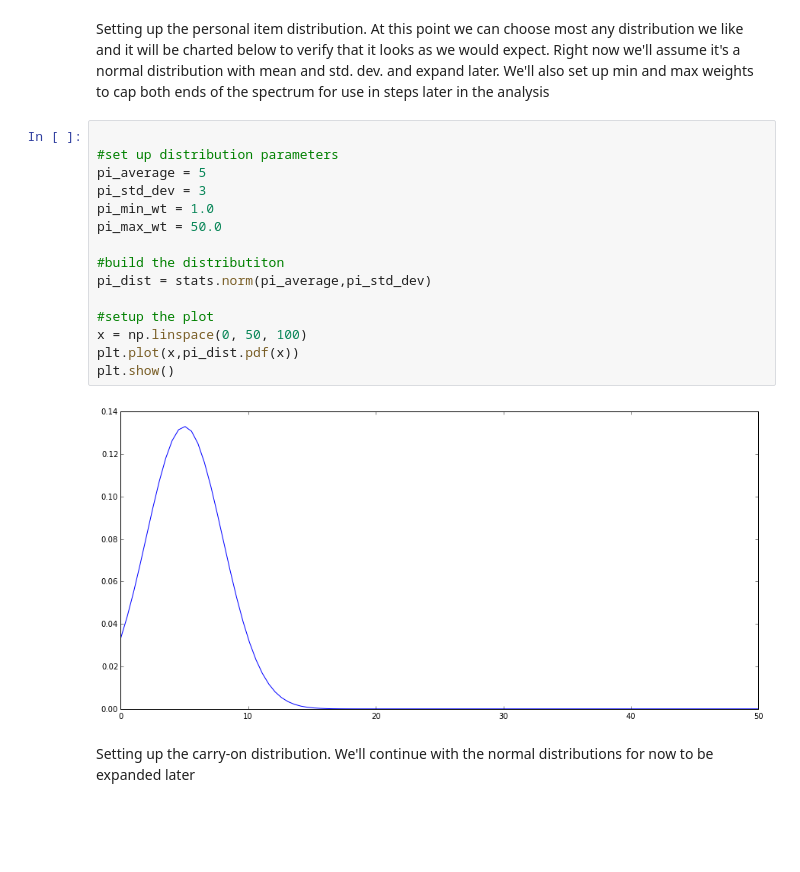
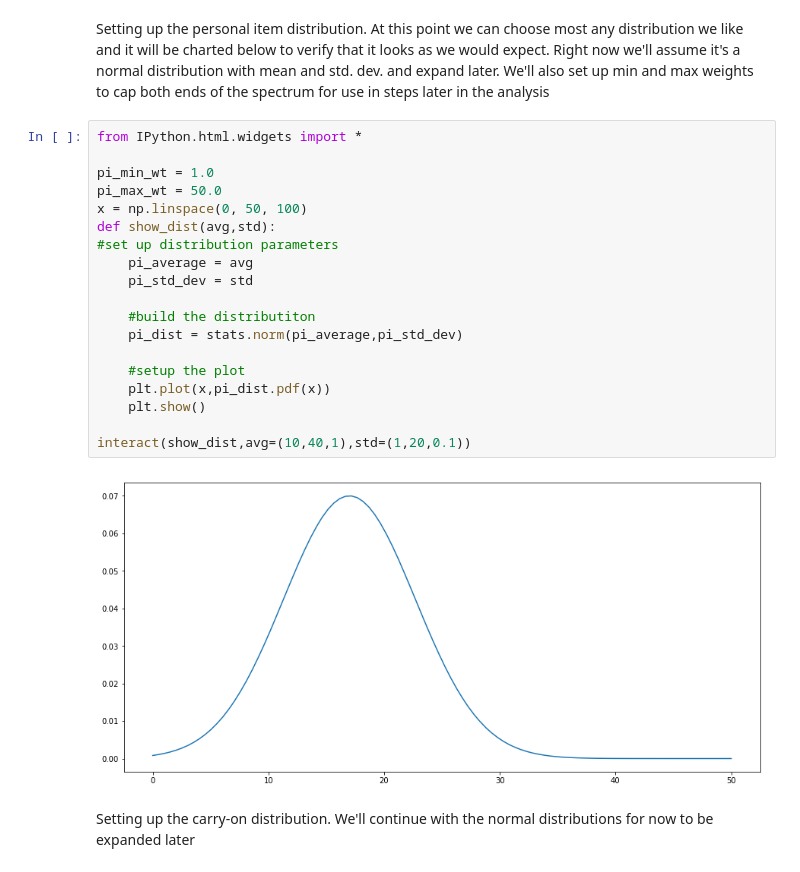
Before and after one commit to tyhawk625/wb_notebook, a Jupyter notebook: Notebook_v0.1.ipynb, the cells around one changed output. Drawn from its saved outputs; the diff is of its cells as text; blank space fills up the shorter version.

Commit message:
Updated with interactions

```diff
--- a/Notebook_v0.1.ipynb
+++ b/Notebook_v0.1.ipynb
@@ -30,22 +47,26 @@ bag_num_dist = stats.rv_discrete(name='bag_num_dist', values=(xk, pk))
 # %% [markdown]
 Setting up the personal item distribution.  At this point we can choose most any distribution we like and it will be charted below to verify that it looks as we would expect.  Right now we'll assume it's a normal distribution with mean and std. dev. and expand later.  We'll also set up min and max weights to cap both ends of the spectrum for use in steps later in the analysis
 # %%
+from IPython.html.widgets import *
 
-#set up distribution parameters
-pi_average = 5
-pi_std_dev = 3
 pi_min_wt = 1.0
 pi_max_wt = 50.0
+x = np.linspace(0, 50, 100)
+def show_dist(avg,std):
+#set up distribution parameters
+    pi_average = avg
+    pi_std_dev = std
 
-#build the distributiton
-pi_dist = stats.norm(pi_average,pi_std_dev)
+    #build the distributiton
+    pi_dist = stats.norm(pi_average,pi_std_dev)
 
-#setup the plot
-x = np.linspace(0, 50, 100)
-plt.plot(x,pi_dist.pdf(x))
-plt.show()
+    #setup the plot
+    plt.plot(x,pi_dist.pdf(x))
+    plt.show()
+
+interact(show_dist,avg=(10,40,1),std=(1,20,0.1))
 # %% [output]
-[figure, old version]
+[figure, new version]
 # %% [markdown]
 Setting up the carry-on distribution.  We'll continue with the normal distributions for now to be expanded later
 # %%
```
Also changed, not shown: parts of 2 cells of this notebook.
